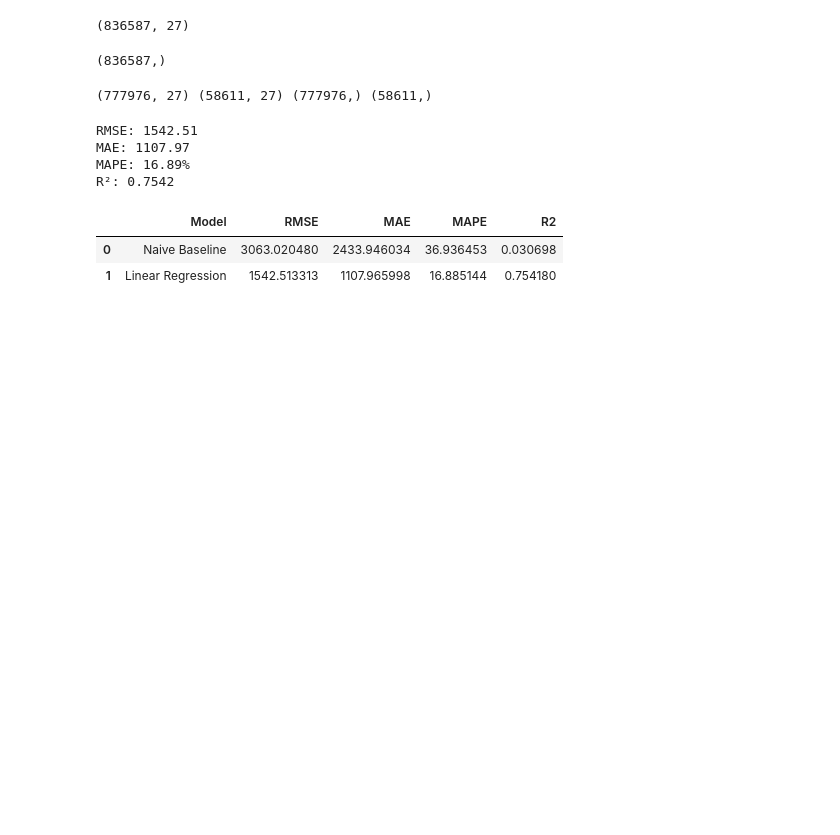
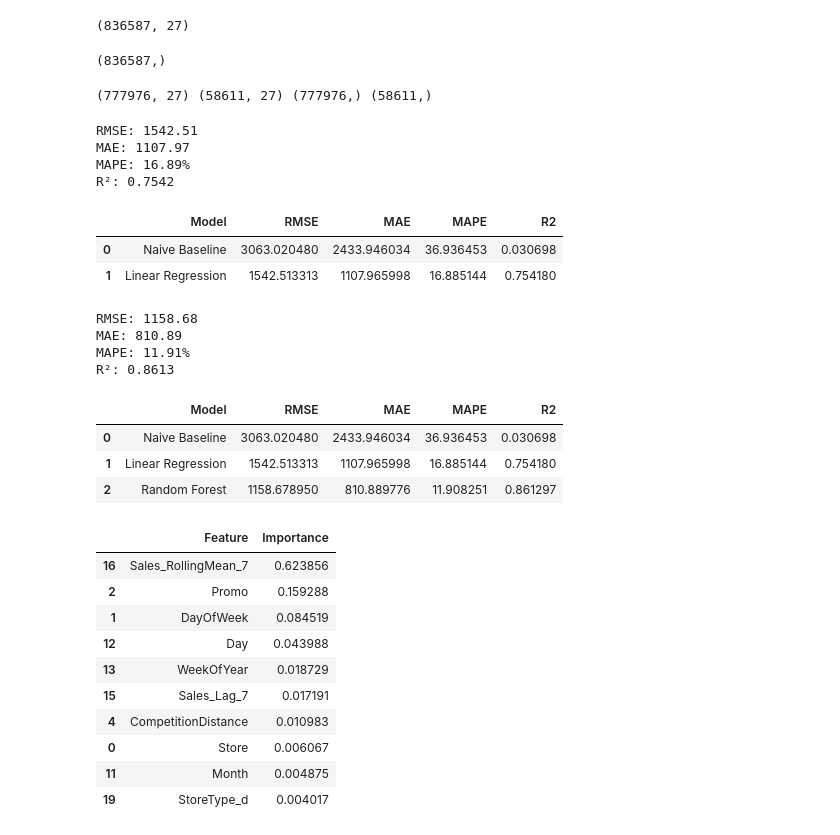
Before and after one commit to Sidhant-Jadhav/Sales_Prediction_Model, a Jupyter notebook: notebooks/exploration.ipynb, the cells around one changed output. Saved outputs shown, nothing was run; the diff lists cells and outputs as text; code cells hidden in the pictures; blank space fills up the shorter version.

Commit message:
Train and test multiple models, update README with results

```diff
--- a/notebooks/exploration.ipynb
+++ b/notebooks/exploration.ipynb
@@ -423,3 +423,58 @@ results_df
 |  | Model | RMSE | MAE | MAPE | R2 |
 | 0 | Naive Baseline | 3063.020480 | 2433.946034 | 36.936453 | 0.030698 |
 | 1 | Linear Regression | 1542.513313 | 1107.965998 | 16.885144 | 0.754180 |
+# %%
+from sklearn.ensemble import RandomForestRegressor
+
+rf_model = RandomForestRegressor(n_estimators=100, max_depth=15, random_state=42, n_jobs=-1)
+rf_model.fit(X_train, y_train)
+rf_predictions = rf_model.predict(X_test)
+# %%
+rmse_rf = np.sqrt(mean_squared_error(y_test, rf_predictions))
+mae_rf = mean_absolute_error(y_test, rf_predictions)
+mape_rf = np.mean(np.abs((y_test - rf_predictions) / y_test)) * 100
+r2_rf = r2_score(y_test, rf_predictions)
+
+print(f"RMSE: {rmse_rf:.2f}")
+print(f"MAE: {mae_rf:.2f}")
+print(f"MAPE: {mape_rf:.2f}%")
+print(f"R²: {r2_rf:.4f}")
+# %% [output]
+RMSE: 1158.68
+MAE: 810.89
+MAPE: 11.91%
+R²: 0.8613
+# %%
+new_row = pd.DataFrame({
+    'Model': ['Random Forest'],
+    'RMSE': [rmse_rf],
+    'MAE': [mae_rf],
+    'MAPE': [mape_rf],
+    'R2': [r2_rf]
+})
+results_df = pd.concat([results_df, new_row], ignore_index=True)
+results_df
+# %% [output]
+|  | Model | RMSE | MAE | MAPE | R2 |
+| 0 | Naive Baseline | 3063.020480 | 2433.946034 | 36.936453 | 0.030698 |
+| 1 | Linear Regression | 1542.513313 | 1107.965998 | 16.885144 | 0.754180 |
+| 2 | Random Forest | 1158.678950 | 810.889776 | 11.908251 | 0.861297 |
+# %%
+importances = pd.DataFrame({
+    'Feature': feature_cols,
+    'Importance': rf_model.feature_importances_
+}).sort_values('Importance', ascending=False)
+
+importances.head(10)
+# %% [output]
+|  | Feature | Importance |
+| 16 | Sales_RollingMean_7 | 0.623856 |
+| 2 | Promo | 0.159288 |
+| 1 | DayOfWeek | 0.084519 |
+| 12 | Day | 0.043988 |
+| 13 | WeekOfYear | 0.018729 |
+| 15 | Sales_Lag_7 | 0.017191 |
+| 4 | CompetitionDistance | 0.010983 |
+| 0 | Store | 0.006067 |
+| 11 | Month | 0.004875 |
+| 19 | StoreType_d | 0.004017 |
```
Also changed, not shown: parts of 6 cells of this notebook, 1 other file.
